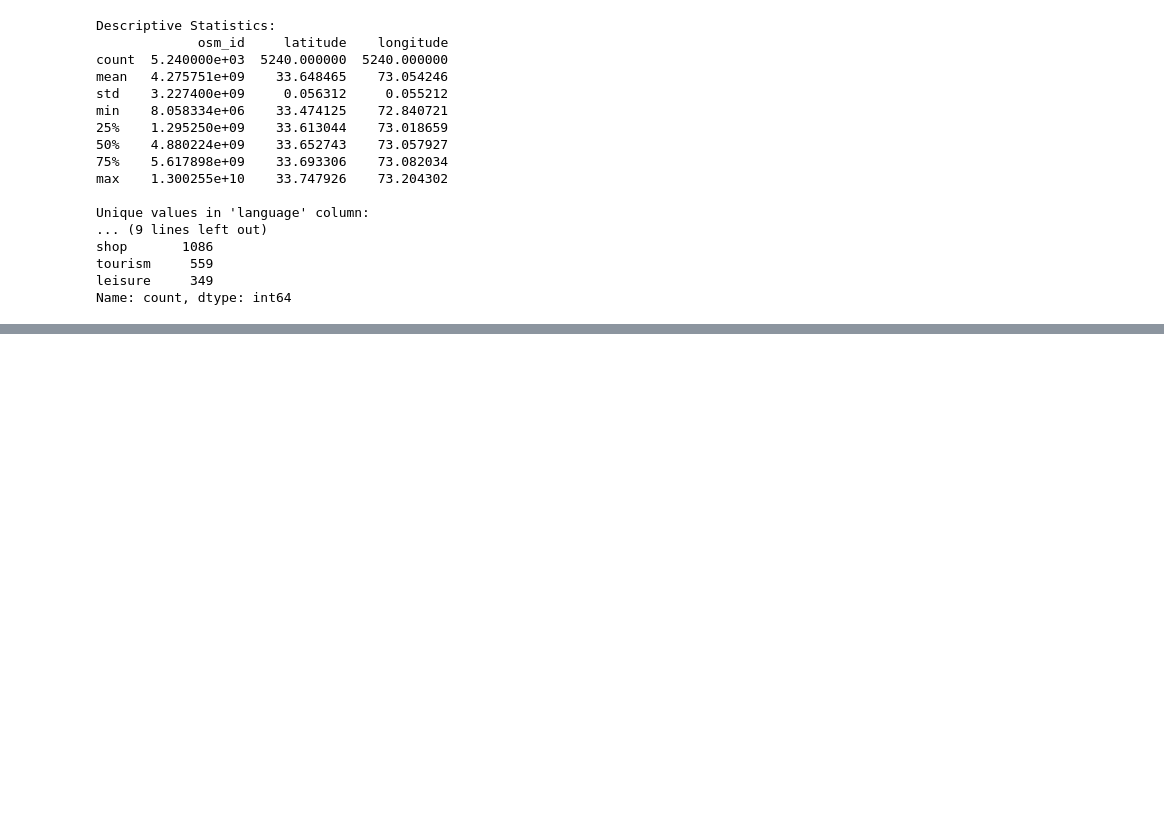
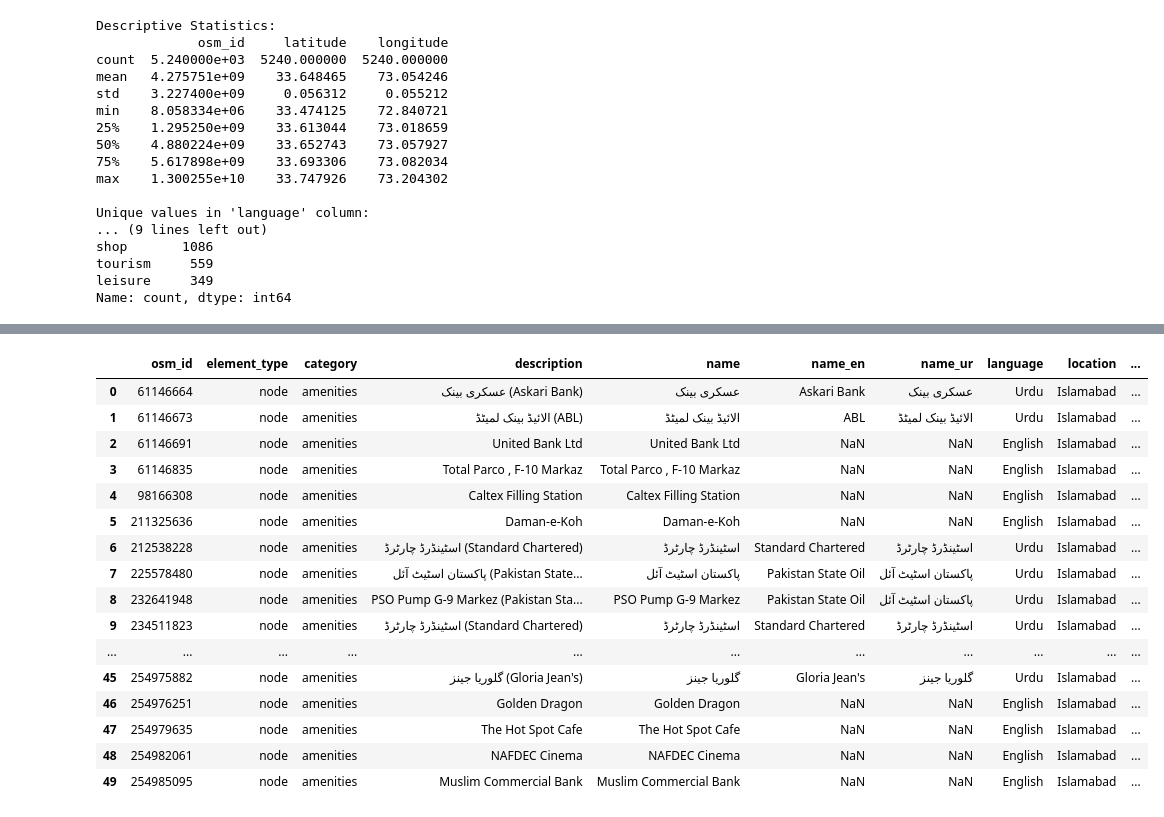
Before and after one commit to phaze7r/geospatial-tagging-thesis, a Jupyter notebook: notebooks/osm_islamabad_data_cleaning.ipynb, the cells around one changed output, grey strips where cells are left out. Drawn from its saved outputs; the diff is of its cells as text; code cells hidden in the pictures; blank space fills up the shorter version.

Commit message:
dataframes operations(isb)
Islamabad data preprocessing

```diff
--- a/notebooks/osm_islamabad_data_cleaning.ipynb
+++ b/notebooks/osm_islamabad_data_cleaning.ipynb
@@ -162,0 +203,20 @@ Name: count, dtype: int64
+# %%
+df.head(50)
+# %% [output]
+|  | osm_id | element_type | category | description | name | name_en | name_ur | language | location | ... |
+| 0 | 61146664 | node | amenities | عسکری بینک (Askari Bank) | عسکری بینک | Askari Bank | عسکری بینک | Urdu | Islamabad | ... |
+| 1 | 61146673 | node | amenities | الائیڈ بینک لمیٹڈ (ABL) | الائیڈ بینک لمیٹڈ | ABL | الائیڈ بینک لمیٹڈ | Urdu | Islamabad | ... |
+| 2 | 61146691 | node | amenities | United Bank Ltd | United Bank Ltd | NaN | NaN | English | Islamabad | ... |
+| 3 | 61146835 | node | amenities | Total Parco , F-10 Markaz | Total Parco , F-10 Markaz | NaN | NaN | English | Islamabad | ... |
+| 4 | 98166308 | node | amenities | Caltex Filling Station | Caltex Filling Station | NaN | NaN | English | Islamabad | ... |
+| 5 | 211325636 | node | amenities | Daman-e-Koh | Daman-e-Koh | NaN | NaN | English | Islamabad | ... |
+| 6 | 212538228 | node | amenities | اسٹینڈرڈ چارٹرڈ (Standard Chartered) | اسٹینڈرڈ چارٹرڈ | Standard Chartered | اسٹینڈرڈ چارٹرڈ | Urdu | Islamabad | ... |
+| 7 | 225578480 | node | amenities | پاکستان اسٹیٹ آئل (Pakistan State... | پاکستان اسٹیٹ آئل | Pakistan State Oil | پاکستان اسٹیٹ آئل | Urdu | Islamabad | ... |
+| 8 | 232641948 | node | amenities | PSO Pump G-9 Markez (Pakistan Sta... | PSO Pump G-9 Markez | Pakistan State Oil | پاکستان اسٹیٹ آئل | Urdu | Islamabad | ... |
+| 9 | 234511823 | node | amenities | اسٹینڈرڈ چارٹرڈ (Standard Chartered) | اسٹینڈرڈ چارٹرڈ | Standard Chartered | اسٹینڈرڈ چارٹرڈ | Urdu | Islamabad | ... |
+| ... | ... | ... | ... | ... | ... | ... | ... | ... | ... | ... |
+| 45 | 254975882 | node | amenities | گلوریا جینز (Gloria Jean's) | گلوریا جینز | Gloria Jean's | گلوریا جینز | Urdu | Islamabad | ... |
+| 46 | 254976251 | node | amenities | Golden Dragon | Golden Dragon | NaN | NaN | English | Islamabad | ... |
+| 47 | 254979635 | node | amenities | The Hot Spot Cafe | The Hot Spot Cafe | NaN | NaN | English | Islamabad | ... |
+| 48 | 254982061 | node | amenities | NAFDEC Cinema | NAFDEC Cinema | NaN | NaN | English | Islamabad | ... |
+| 49 | 254985095 | node | amenities | Muslim Commercial Bank | Muslim Commercial Bank | NaN | NaN | English | Islamabad | ... |
```
Also changed, not shown: parts of 3 cells of this notebook, 1 other file.
